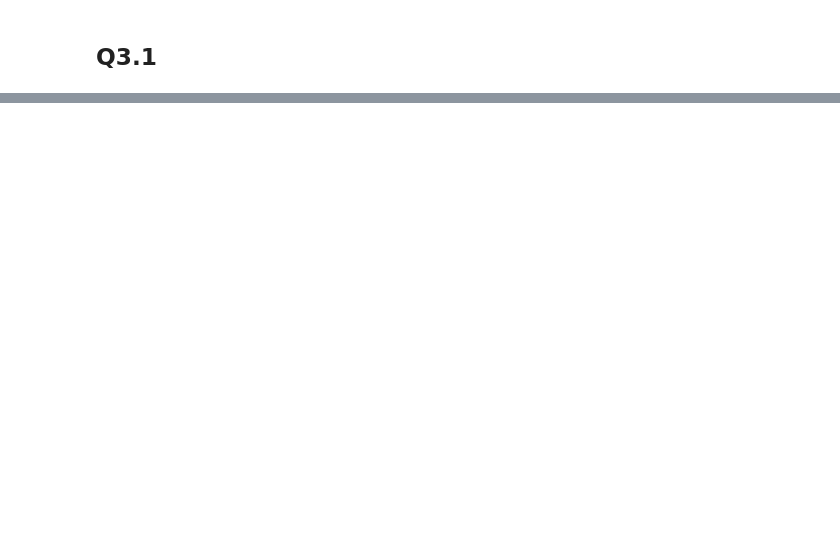
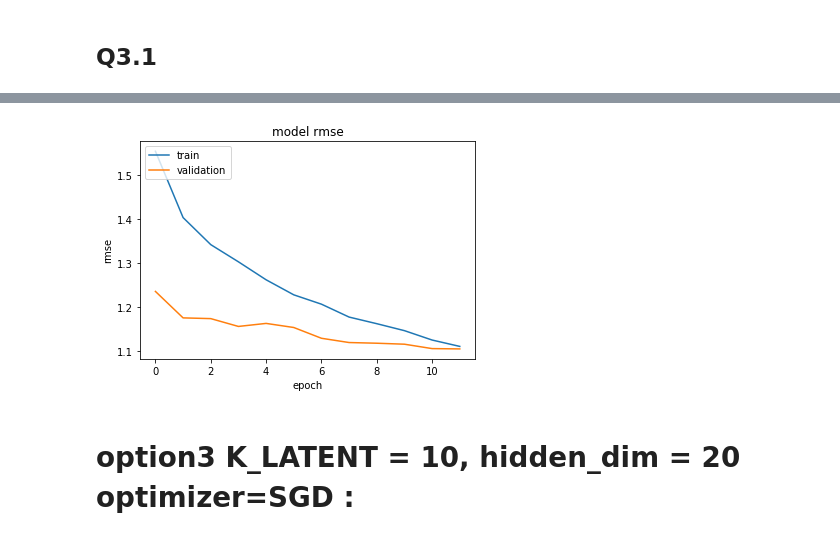
Before and after one commit to yakirzana/commerceTask1, a Jupyter notebook: HW3.ipynb, the cells around one changed output, grey strips where cells are left out. Drawn from its saved outputs; the diff is of its cells as text; code cells hidden in the pictures; blank space fills up the shorter version.

```diff
--- a/HW3.ipynb
+++ b/HW3.ipynb
@@ -359,0 +356,10 @@ printSumMSE(historyNCF3)
+# %%
+K_LATENT = 20
+hidden_dim = 10
+do = 0.5
+
+NCF_modelQ3 = get_ncf_model_4(max_userid,max_movieid,K_LATENT,hidden_dim,do)
+NCF_modelQ3.compile(loss='mse',optimizer=Adagrad(),metrics=['mae'])
+callbacks = [EarlyStopping('val_loss', patience=2),
+             ModelCheckpoint(MODEL_WEIGHTS_FILE, save_best_only=True)]
+historyNCFQ3 = NCF_modelQ3.fit([Users, Movies, Gender, Year], Ratings, epochs=12, validation_split=.2, verbose=1, callbacks=callbacks)
@@ -359,0 +384,6 @@ printSumMSE(historyNCF3)
+# %%
+printSumMSE(historyNCFQ3)
+# %% [output]
+[figure, added]
+# %% [markdown]
+# option3 K_LATENT = 10, hidden_dim = 20 optimizer=SGD :
```
Also changed, not shown: parts of 39 cells of this notebook, 1 other file.
